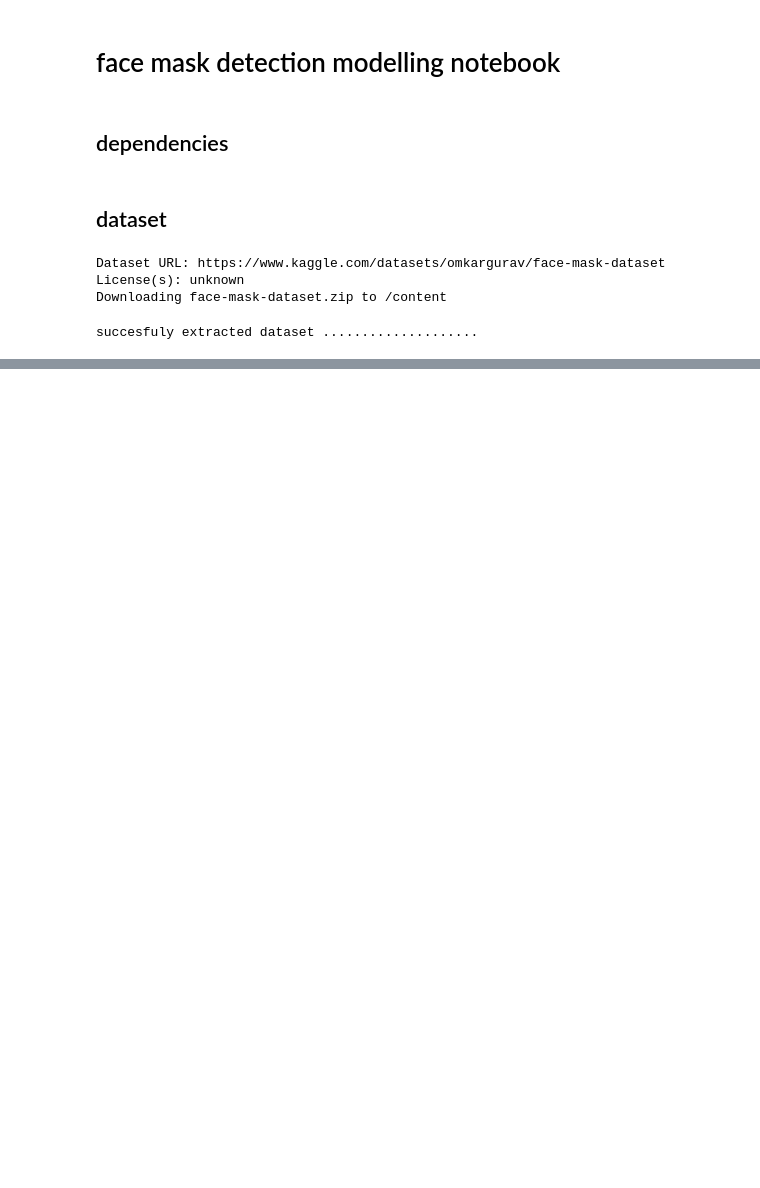
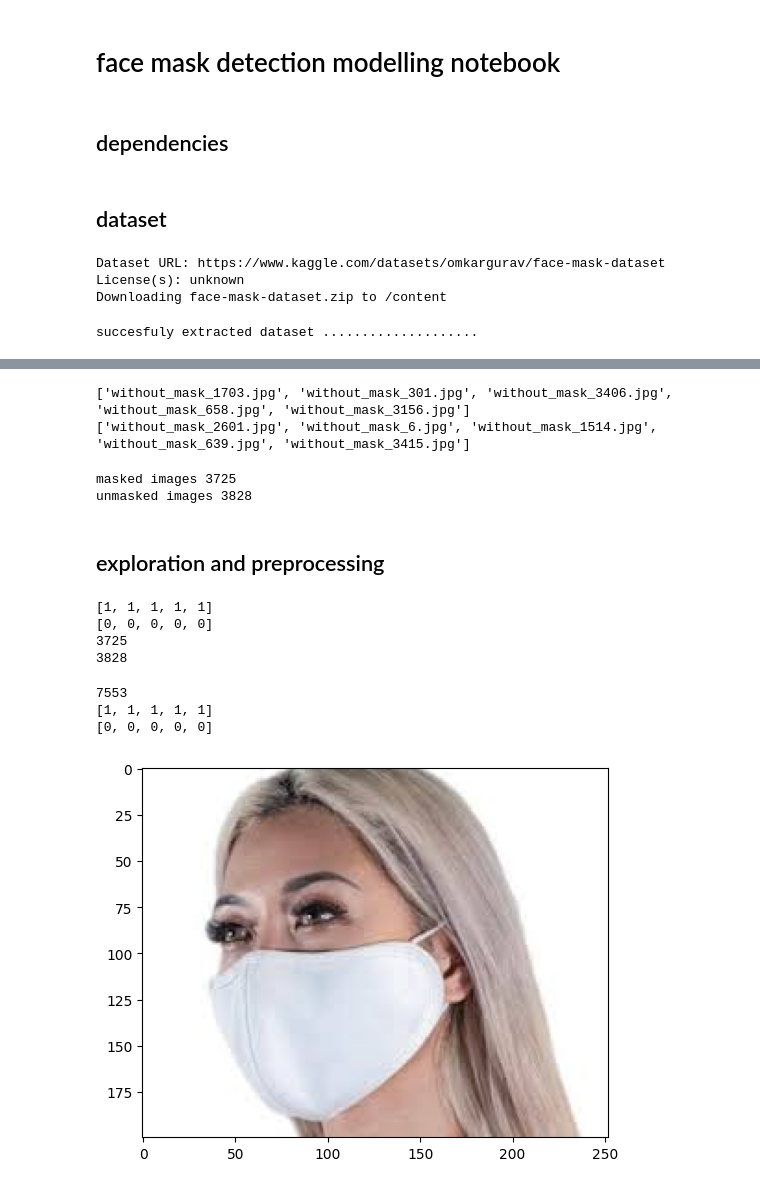
Before and after one commit to kamijoseph/Face-Mask-Detection, a Jupyter notebook: notebook/face_mask.ipynb, the cells around one changed output, grey strips where cells are left out. Cells and saved outputs as stored; diff of their text form; code cells hidden in the pictures; blank space fills up the shorter version.

Commit message:
preprocessing complete

```diff
--- a/notebook/face_mask.ipynb
+++ b/notebook/face_mask.ipynb
@@ -30,0 +53,46 @@ succesfuly extracted dataset ....................
+# %%
+print(no_mask[:5])
+print(no_mask[-5:])
+# %% [output]
+['without_mask_1703.jpg', 'without_mask_301.jpg', 'without_mask_3406.jpg', 'without_mask_658.jpg', 'without_mask_3156.jpg']
+['without_mask_2601.jpg', 'without_mask_6.jpg', 'without_mask_1514.jpg', 'without_mask_639.jpg', 'without_mask_3415.jpg']
+# %%
+print("masked images", len(masked))
+print("unmasked images", len(no_mask))
+# %% [output]
+masked images 3725
+unmasked images 3828
+# %% [markdown]
+## exploration and preprocessing
+# %%
+# labels for masked and unmasked images
+masked_labels = [1] * len(masked)
+no_mask_labels = [0] * len(no_mask)
+
+print(masked_labels[:5])
+print(no_mask_labels[:5])
+
+print(len(masked_labels))
+print(len(no_mask_labels))
+# %% [output]
+[1, 1, 1, 1, 1]
+[0, 0, 0, 0, 0]
+3725
+3828
+# %%
+labels = masked_labels + no_mask_labels
+
+print(len(labels))
+print(labels[:5])
+print(labels[-5:])
+# %% [output]
+7553
+[1, 1, 1, 1, 1]
+[0, 0, 0, 0, 0]
+# %%
+# dispalying sample masked image
+img = mpimg.imread("/content/data/with_mask/with_mask_2295.jpg")
+imgplot = plt.imshow(img)
+plt.show()
+# %% [output]
+[figure, added]
```
Also changed, not shown: parts of 11 cells of this notebook.
